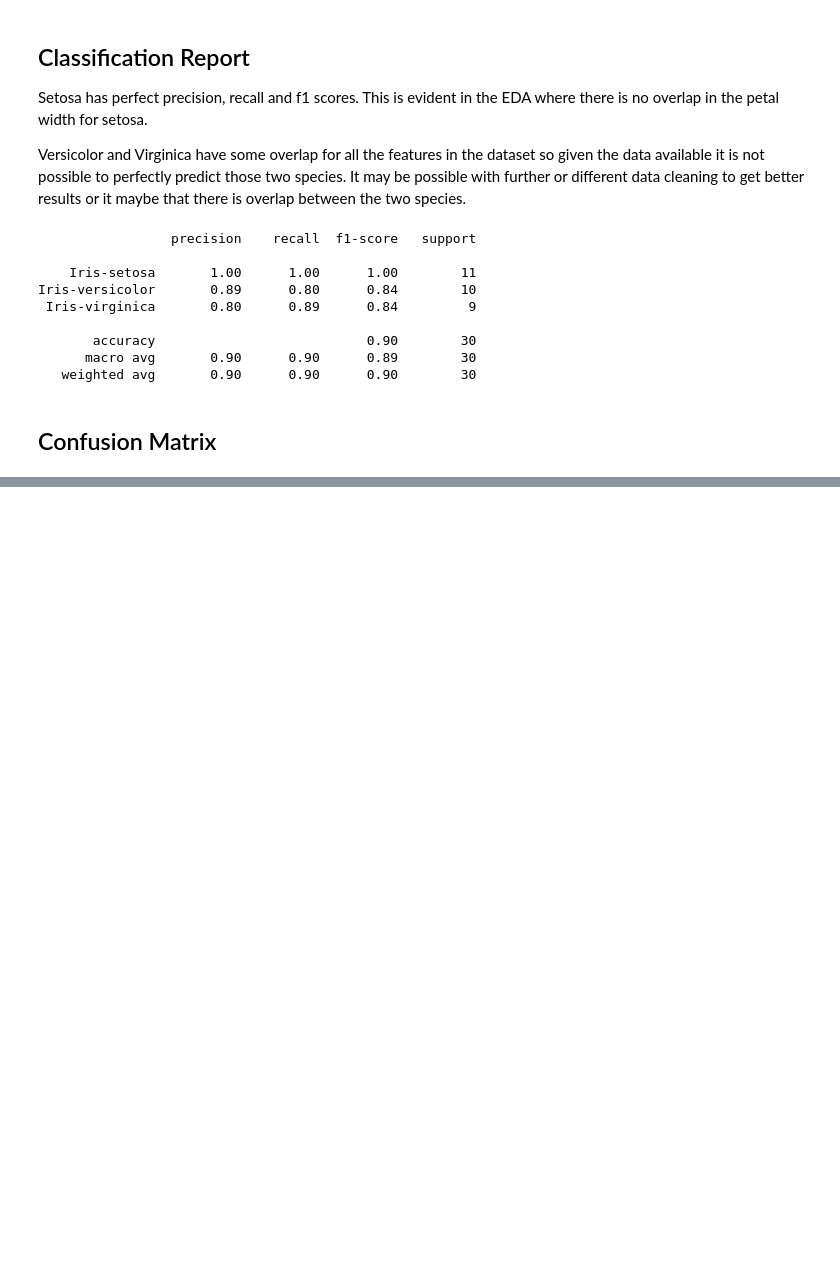
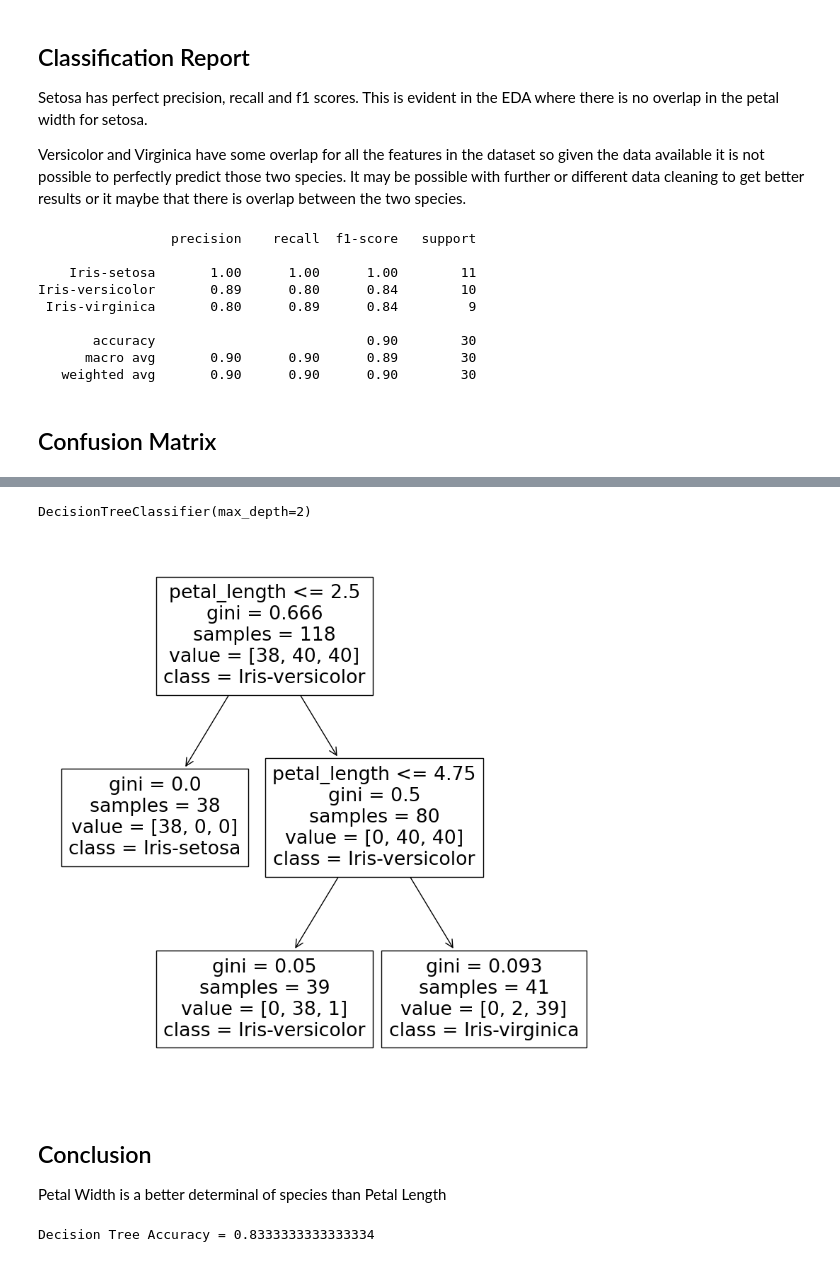
Before and after one commit to dataville/iris_dataset, a Jupyter notebook: decision_tree.ipynb, the cells around one changed output, grey strips where cells are left out. Cells and saved outputs as stored; diff of their text form; code cells hidden in the pictures; blank space fills up the shorter version.

```diff
--- a/decision_tree.ipynb
+++ b/decision_tree.ipynb
@@ -205,0 +225,3 @@ cmd.plot();
+# %%
+X_train, X_test, y_train, y_test = train_test_split(iris_df[data_clf_columns], iris_df[target_clf_column], test_size = .20, random_state = SEED)
+X_train
@@ -205,0 +242,17 @@ cmd.plot();
+# %%
+model.fit(X_train, y_train)
+# %% [output]
+DecisionTreeClassifier(max_depth=2)
+# %%
+_, ax = plt.subplots(figsize=(10, 10))
+_ = plot_tree(model, ax=ax, feature_names=data_clf_columns, class_names = iris_df[target_clf_column].unique())
+# %% [output]
+[figure, added]
+# %% [markdown]
+## Conclusion
+Petal Width is a better determinal of species than Petal Length
+# %%
+predictions = model.predict(X_test)
+print(f'Decision Tree Accuracy = {accuracy_score(y_test, predictions)}')
+# %% [output]
+Decision Tree Accuracy = 0.8333333333333334
```
Also changed, not shown: parts of 8 cells of this notebook.
